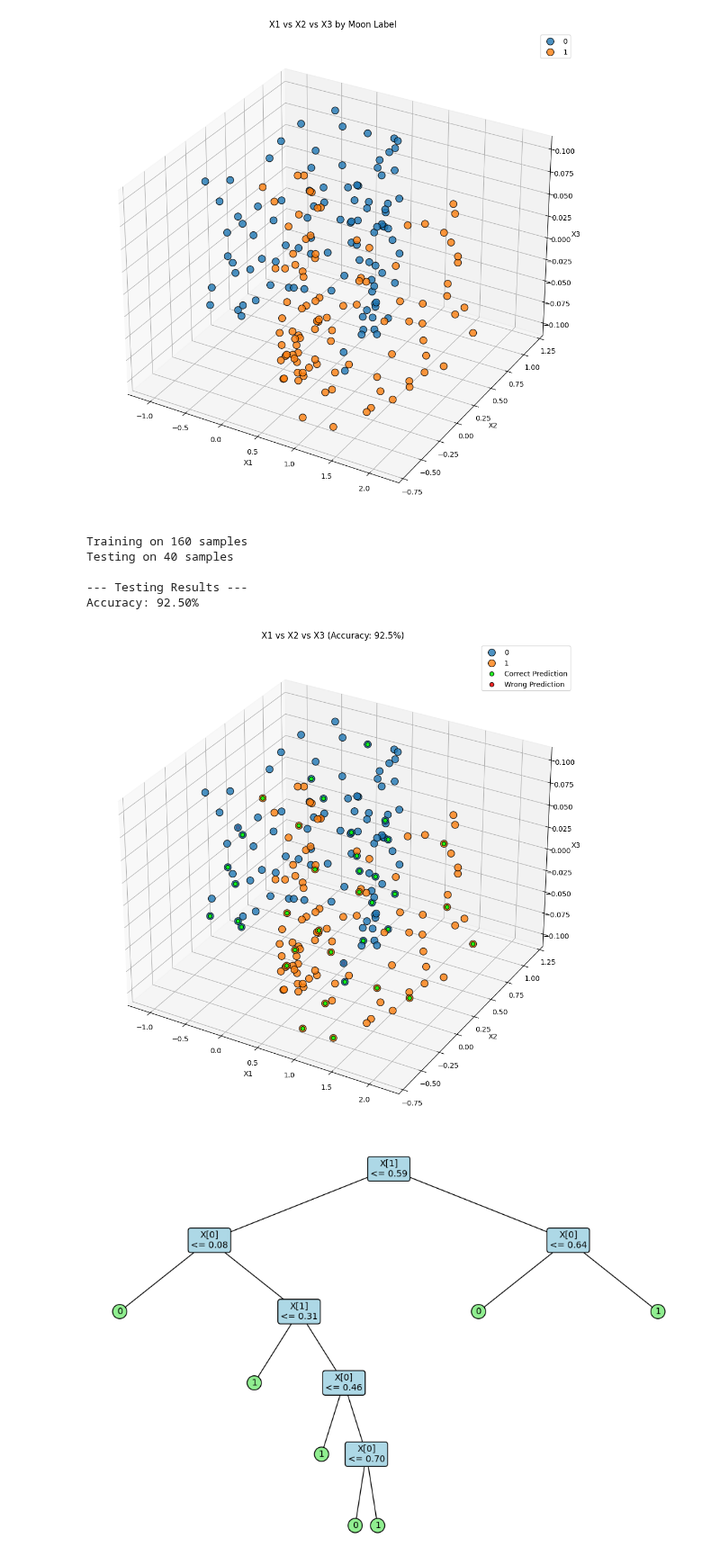
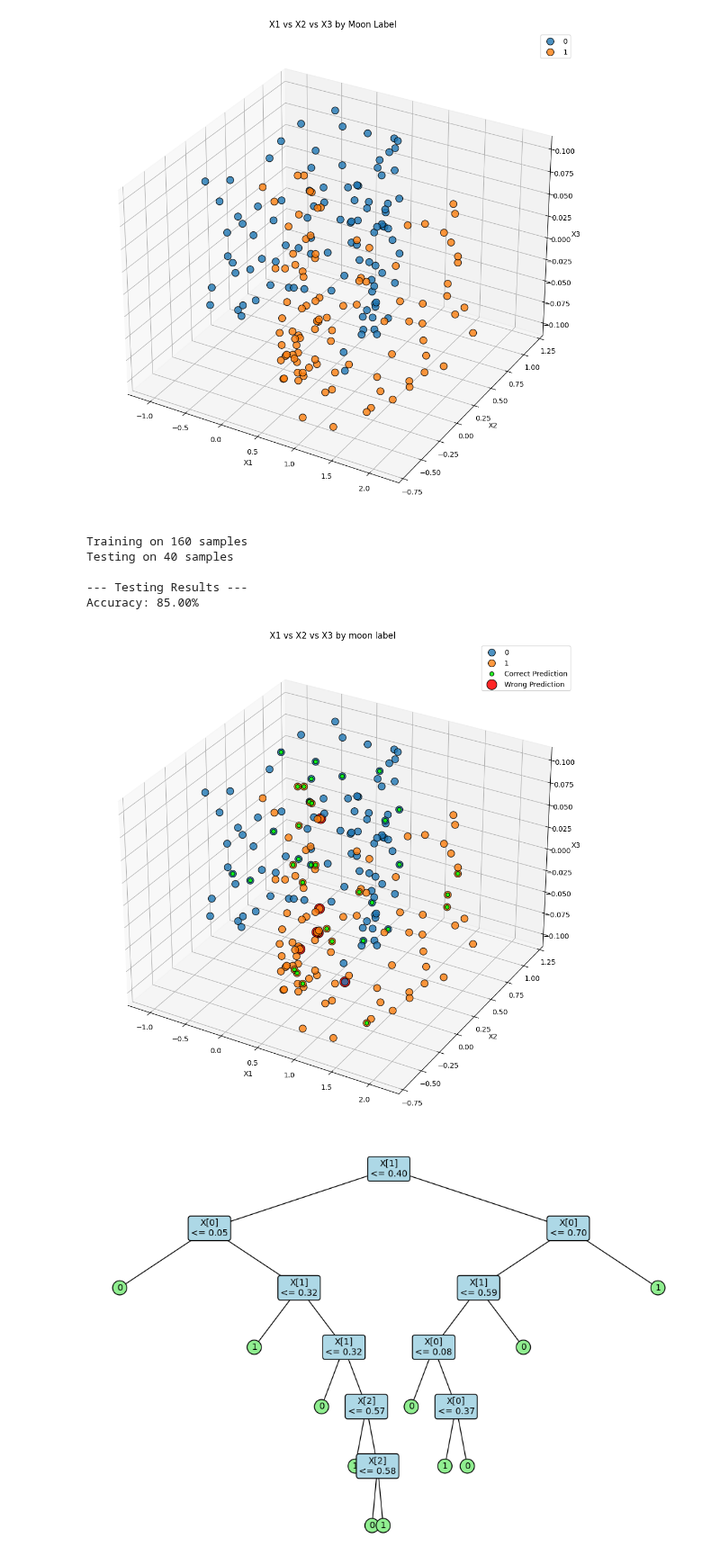
Before and after one commit to YaliMagdasy/ml-models-and-usage, a Jupyter notebook: notebooks/classification/decision_tree.ipynb, the cells around one changed output. Shown at 90% size. Saved outputs shown, nothing was run; the diff lists cells and outputs as text; code cells hidden in the pictures.

Commit message:
Fixed wrong predicitons visualization Temporary fix.. Issue appears to be with the matplotlib 3D scatter plot.

```diff
--- a/notebooks/classification/decision_tree.ipynb
+++ b/notebooks/classification/decision_tree.ipynb
@@ -125,7 +125,7 @@ X_test = (X_test - train_min) / train_range
 # --- 3. Training ---
 print(f"Training on {len(X_train)} samples")
 
-model = DecisionTreeClassifier()
+model = DecisionTreeClassifier(max_depth=10)
 model.fit(X_train, y_train)
 
 
@@ -170,39 +170,38 @@ ax.scatter(
     edgecolors='black',
     alpha=0.85,
     s=35,
-    zorder=5
 )
 
 wrong_mask = (predictions != y_test)
 ax.scatter(
     xs=test_x1[wrong_mask],
     ys=test_x2[wrong_mask],
     zs=test_x3[wrong_mask],
     label="Wrong Prediction",
     c='red',
     edgecolors='black',
     alpha=0.85,
-    s=35,
-    zorder=5
+    s=200,
 )
 
-ax.set_title(f"X1 vs X2 vs X3 by moon label (Accuracy: {accuracy*100:.1f}%)")
+
+ax.set_title(f"X1 vs X2 vs X3 by moon label")
 ax.set_xlabel('X1')
 ax.set_ylabel('X2')
 ax.set_zlabel('X3')
 
 ax.legend()
 plt.tight_layout()
 plt.show()
 
 
 
 model.print_tree()
 # %% [output]
 Training on 160 samples
 Testing on 40 samples
 
 --- Testing Results ---
-Accuracy: 92.50%
+Accuracy: 85.00%
-[figure, old version]
+[figure, new version]
-[figure, old version]
+[figure, new version]
```
